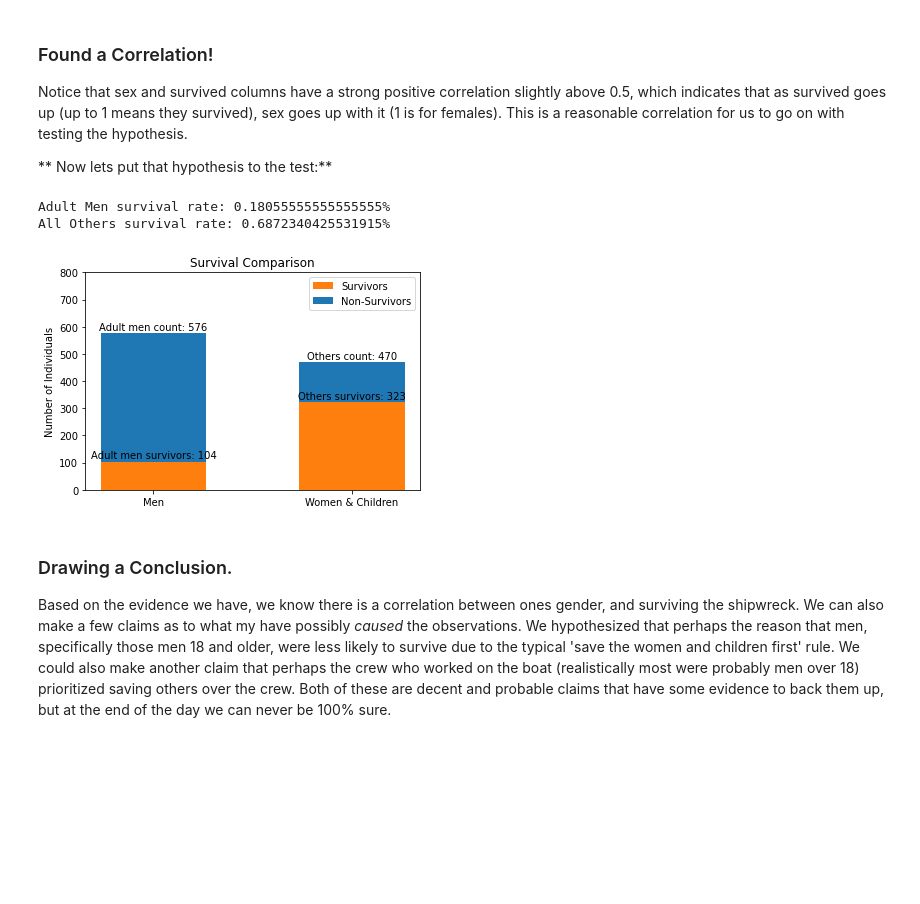
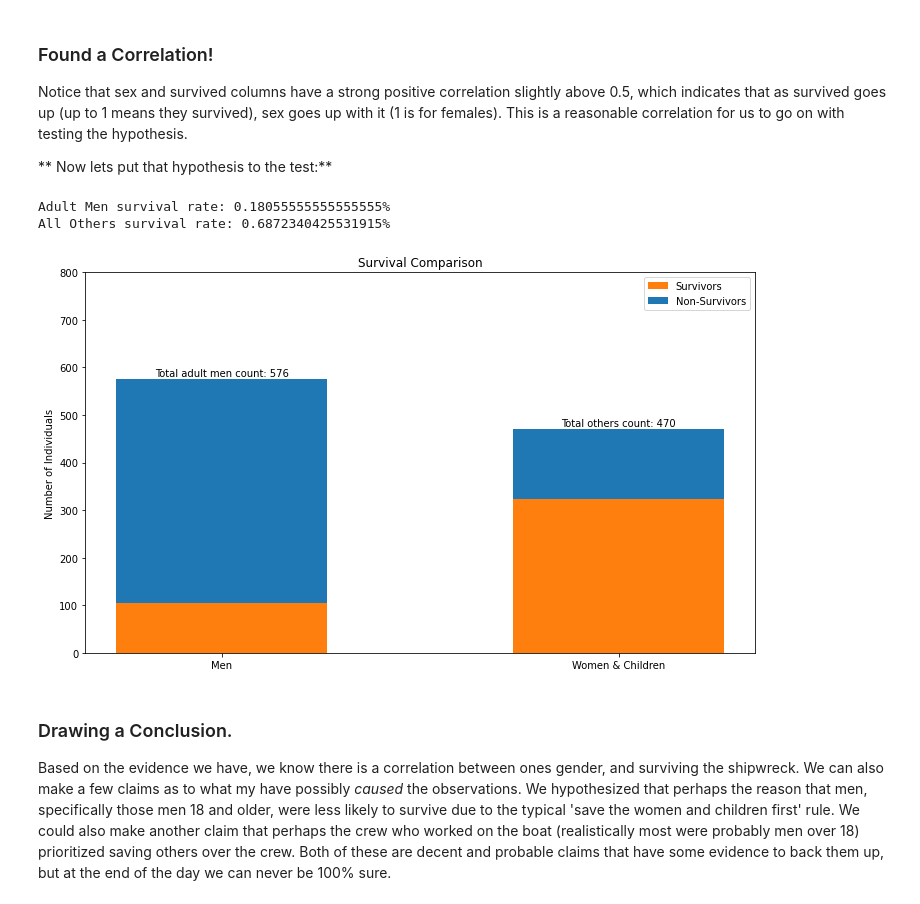
Before and after one commit to jventura1738/COSC311, a Jupyter notebook: Project_Titanic/Titanic_Analysis.ipynb, the cells around one changed output. Saved outputs shown, nothing was run; the diff lists cells and outputs as text; code cells hidden in the pictures; blank space fills up the shorter version.

```diff
--- a/Project_Titanic/Titanic_Analysis.ipynb
+++ b/Project_Titanic/Titanic_Analysis.ipynb
@@ -111,56 +111,56 @@ survivor_plot = plt.bar(groups, (men_survived, others_survived), width)
 
 # Numerate the total count for men.
 plt.annotate(
-            f'Adult men count: {total_men}',
+            f'Total adult men count: {total_men}',
             (0, total_men),
             xytext=(0, 1),
             textcoords="offset points",
             ha='center',
             va='bottom')
 
 # Numerate the survivor count for men.
-plt.annotate(
-            f'Adult men survivors: {men_survived}',
-            (0, men_survived),
-            xytext=(0, 1),
-            textcoords="offset points",
-            ha='center',
-            va='bottom')
+# plt.annotate(
+#             f'Adult men survivors: {men_survived}',
+#             (0, men_survived),
+#             xytext=(0, 1),
+#             textcoords="offset points",
+#             ha='center',
+#             va='bottom')
 
 # Numerate the total count for all others.
 plt.annotate(
-            f'Others count: {total_other}',
+            f'Total others count: {total_other}',
             (0.75, total_other),
             xytext=(0, 1),
             textcoords="offset points",
             ha='center',
             va='bottom')
 
 # Numerate the survivor count for all others.
-plt.annotate(
-            f'Others survivors: {others_survived}',
-            (0.75, others_survived),
-            xytext=(0, 1),
-            textcoords="offset points",
-            ha='center',
-            va='bottom')
+# plt.annotate(
+#             f'Others survivors: {others_survived}',
+#             (0.75, others_survived),
+#             xytext=(0, 1),
+#             textcoords="offset points",
+#             ha='center',
+#             va='bottom')
 
 # Decorate the graph.
-plt.rcParams['figure.figsize'] = [12, 6]
+plt.rcParams['figure.figsize'] = [12, 7]
 plt.ylabel('Number of Individuals')
 plt.title('Survival Comparison')
 plt.xticks(groups, ('Men', 'Women & Children'))
 plt.yticks(np.arange(0, 855, 100))
 plt.legend((survivor_plot[0], totals_plot[0]), ('Survivors', 'Non-Survivors'))
 
 # Log details:
 print(f'Adult Men survival rate: {men_survived/total_men}%')
 print(f'All Others survival rate: {others_survived/total_other}%')
 pass
 # %% [output]
 Adult Men survival rate: 0.18055555555555555%
 All Others survival rate: 0.6872340425531915%
-[figure, old version]
+[figure, new version]
 # %% [markdown]
 ### Drawing a Conclusion.
 
```
Also changed, not shown: parts of 2 cells of this notebook, 2 other files.
